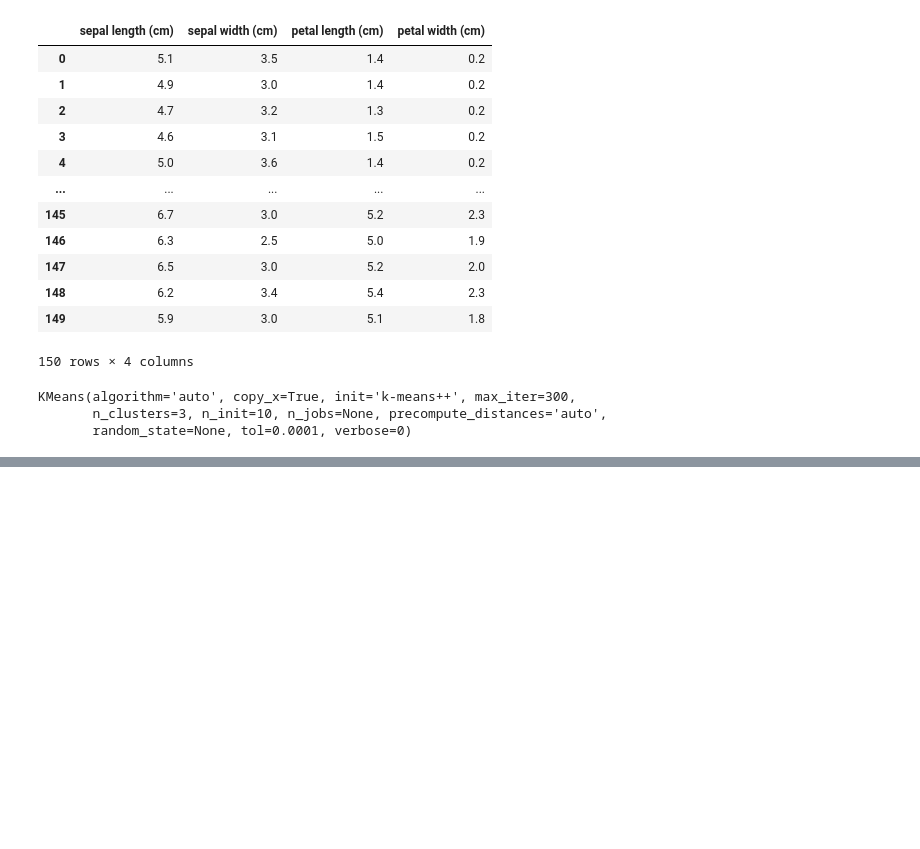
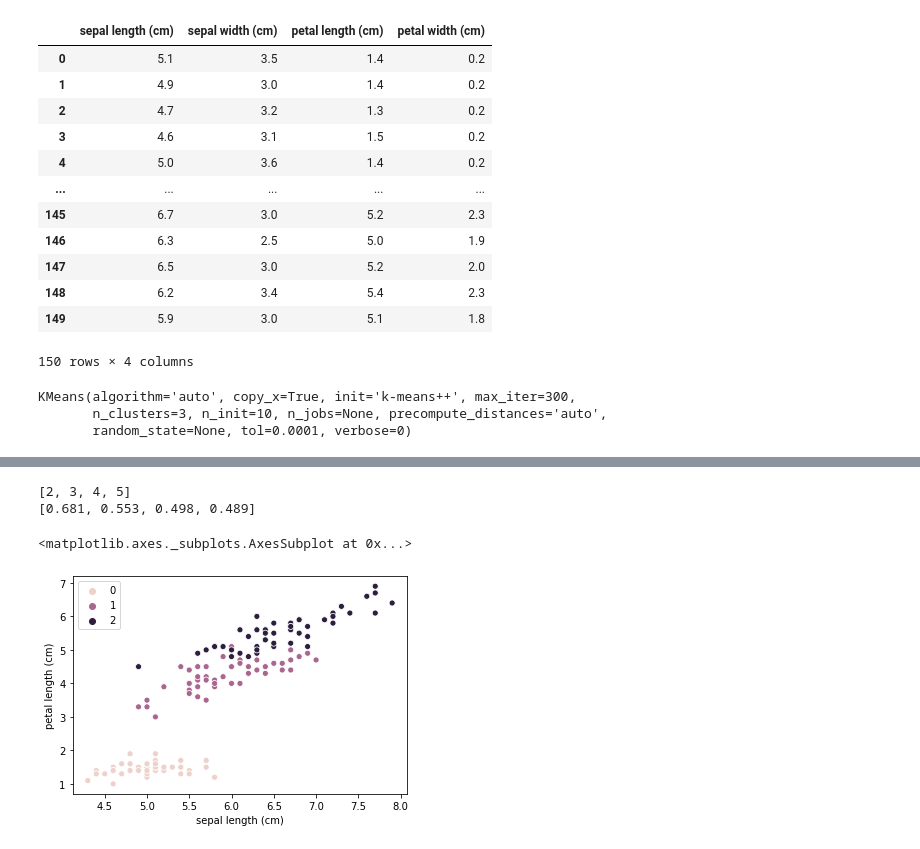
Before and after one commit to Elwing-Chou/ML0423, a Jupyter notebook: cluster.ipynb, the cells around one changed output, grey strips where cells are left out. Drawn from its saved outputs; the diff is of its cells as text; code cells hidden in the pictures; blank space fills up the shorter version.

```diff
--- a/cluster.ipynb
+++ b/cluster.ipynb
@@ -52 +52,25 @@ array([[5.006     , 3.428     , 1.462     , 0.246     ],
        [6.85      , 3.07368421, 5.74210526, 2.07105263]])
+# %%
+from sklearn.metrics import silhouette_score
+ks, scores = [], []
+for k in range(2, 6):
+    cluster_test = KMeans(n_clusters=k)
+    cluster_test.fit(iris["data"])
+    s = silhouette_score(iris["data"],
+                         cluster_test.labels_)
+    ks.append(k)
+    scores.append(round(s, 3))
+print(ks)
+print(scores)
+# %% [output]
+[2, 3, 4, 5]
+[0.681, 0.553, 0.498, 0.489]
+# %%
+import matplotlib.pyplot as plt
+import seaborn as sns
+%matplotlib inline
+xs, ys = df["sepal length (cm)"], df["petal length (cm)"]
+sns.scatterplot(xs, ys, iris["target"])
+# %% [output]
+<matplotlib.axes._subplots.AxesSubplot at 0x...>
+[figure, added]
```
Also changed, not shown: parts of 2 cells of this notebook.
